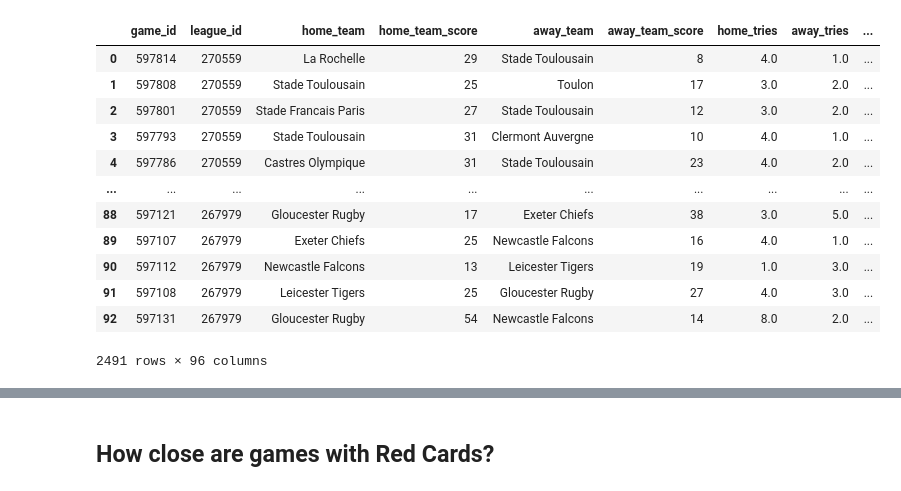
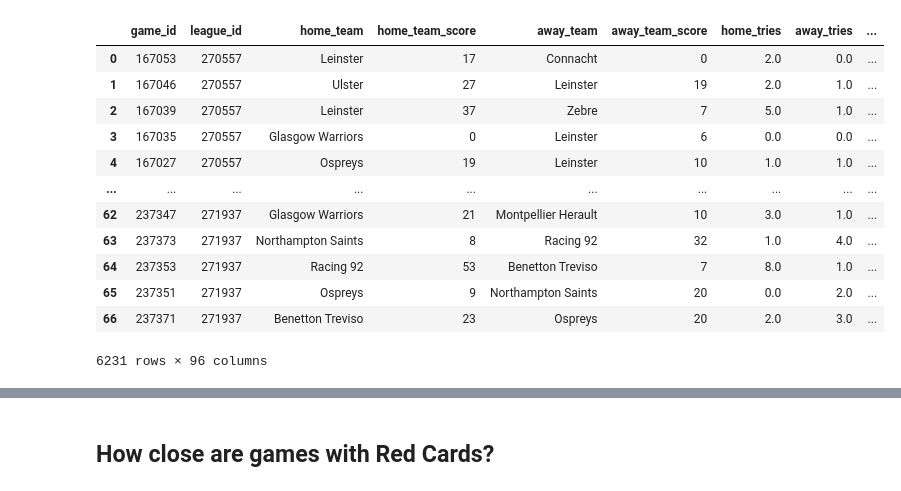
Before and after one commit to CGrosh/Rugby_DB_Analysis, a Jupyter notebook: scrape_code/notebooks/analysis/stat_test.ipynb, the cells around one changed output, grey strips where cells are left out. Cells and saved outputs as stored; diff of their text form; code cells hidden in the pictures.

```diff
--- a/scrape_code/stat_test.ipynb
+++ b/scrape_code/notebooks/analysis/stat_test.ipynb
@@ -56,6 +60,34 @@ def add_per_game_metrics(input_df):
     return checker
 
 
+def get_game_quarters(df):
+    q_val = 'first_half'
+    if df['Time'] <= 40:
+        return q_val
+    elif df['Time'] > 40 and df['Time'] <= 60:
+        return 'third_quarter'
+    elif df['Time'] > 60:
+        return 'fourth_quarter'
+    else:
+        q_val
+
+
+def get_match_time_metrics(df, event_name, col_name):
+
+    df.loc[(df['game_period'] == 'fourth_quarter') & (df['Event_Type'] == event_name), 'Last_20_{}'.format(col_name)] = df['Player']
+    df.loc[(df['game_period'] != 'fourth_quarter') | (df['Event_Type'] != event_name), 'Last_20_{}'.format(col_name)] = 0
+
+    df.loc[(df['game_period'] == 'third_quarter') & (df['Event_Type'] == event_name), 'Q3_{}'.format(col_name)] = df['Player']
+    df.loc[(df['game_period'] != 'third_quarter') | (df['Event_Type'] != event_name), 'Q3_{}'.format(col_name)] = 0
+
+    df.loc[(df['game_period'] == 'first_half') & (df['Event_Type'] == event_name), 'H1_{}'.format(col_name)] = df['Player']
+    df.loc[(df['game_period'] != 'first_half') | (df['Event_Type'] != event_name), 'H1_{}'.format(col_name)] = 0
+
+    return df
+
+
+
+
 
 
 t14_game_df, t14_player_df, t14_team_df = gather_dataframes('T14')
@@ -64,23 +96,24 @@ prem_game_df, prem_player_df, prem_team_df = gather_dataframes('Prem')
 sr_game_df, sr_player_df, sr_team_df = gather_dataframes('SR')
 six_nat_game_df, six_nat_player_df, six_nat_team_df = gather_dataframes('SixNat')
 rchamp_game_df, rchamp_player_df, rchamp_team_df = gather_dataframes('RChamp')
+champ_cup_game_df, champ_cup_player_df = gather_dataframes('ChampCup')
 # %%
 total_club_df = pd.concat(
-    # [urc_game_df, t14_game_df, prem_game_df]
-    [t14_game_df, prem_game_df]
+    [urc_game_df, t14_game_df, prem_game_df, champ_cup_game_df]
+    #[t14_game_df, prem_game_df]
 )
 total_club_df
 # %% [output]
 |  | game_id | league_id | home_team | home_team_score | away_team | away_team_score | home_tries | away_tries | ... |
-| 0 | 597814 | 270559 | La Rochelle | 29 | Stade Toulousain | 8 | 4.0 | 1.0 | ... |
-| 1 | 597808 | 270559 | Stade Toulousain | 25 | Toulon | 17 | 3.0 | 2.0 | ... |
-| 2 | 597801 | 270559 | Stade Francais Paris | 27 | Stade Toulousain | 12 | 3.0 | 2.0 | ... |
-| 3 | 597793 | 270559 | Stade Toulousain | 31 | Clermont Auvergne | 10 | 4.0 | 1.0 | ... |
-| 4 | 597786 | 270559 | Castres Olympique | 31 | Stade Toulousain | 23 | 4.0 | 2.0 | ... |
+| 0 | 167053 | 270557 | Leinster | 17 | Connacht | 0 | 2.0 | 0.0 | ... |
+| 1 | 167046 | 270557 | Ulster | 27 | Leinster | 19 | 2.0 | 1.0 | ... |
+| 2 | 167039 | 270557 | Leinster | 37 | Zebre | 7 | 5.0 | 1.0 | ... |
+| 3 | 167035 | 270557 | Glasgow Warriors | 0 | Leinster | 6 | 0.0 | 0.0 | ... |
+| 4 | 167027 | 270557 | Ospreys | 19 | Leinster | 10 | 1.0 | 1.0 | ... |
 | ... | ... | ... | ... | ... | ... | ... | ... | ... | ... |
-| 88 | 597121 | 267979 | Gloucester Rugby | 17 | Exeter Chiefs | 38 | 3.0 | 5.0 | ... |
-| 89 | 597107 | 267979 | Exeter Chiefs | 25 | Newcastle Falcons | 16 | 4.0 | 1.0 | ... |
-| 90 | 597112 | 267979 | Newcastle Falcons | 13 | Leicester Tigers | 19 | 1.0 | 3.0 | ... |
-| 91 | 597108 | 267979 | Leicester Tigers | 25 | Gloucester Rugby | 27 | 4.0 | 3.0 | ... |
-| 92 | 597131 | 267979 | Gloucester Rugby | 54 | Newcastle Falcons | 14 | 8.0 | 2.0 | ... |
+| 62 | 237347 | 271937 | Glasgow Warriors | 21 | Montpellier Herault | 10 | 3.0 | 1.0 | ... |
+| 63 | 237373 | 271937 | Northampton Saints | 8 | Racing 92 | 32 | 1.0 | 4.0 | ... |
+| 64 | 237353 | 271937 | Racing 92 | 53 | Benetton Treviso | 7 | 8.0 | 1.0 | ... |
+| 65 | 237351 | 271937 | Ospreys | 9 | Northampton Saints | 20 | 0.0 | 2.0 | ... |
+| 66 | 237371 | 271937 | Benetton Treviso | 23 | Ospreys | 20 | 2.0 | 3.0 | ... |
-2491 rows × 96 columns
+6231 rows × 96 columns
```
Also changed, not shown: parts of 28 cells of this notebook, 35 other files.
